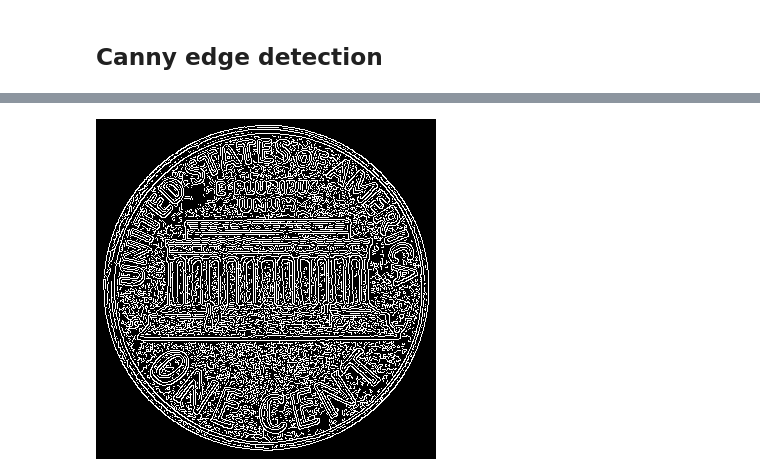
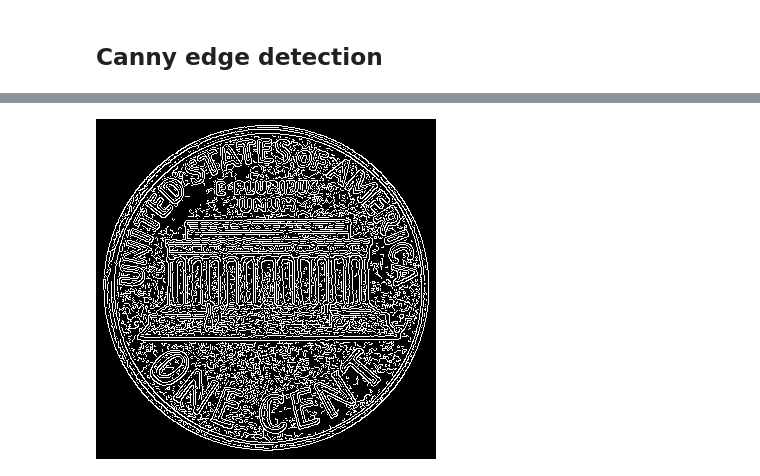
Before and after one commit to om22shree/College-Notes, a Jupyter notebook: TTL Lab/Day_7/Lab_7.ipynb, the cells around one changed output, grey strips where cells are left out. Drawn from its saved outputs; the diff is of its cells as text; code cells hidden in the pictures.

```diff
--- a/TTL Lab/Day_7/Lab_7.ipynb
+++ b/TTL Lab/Day_7/Lab_7.ipynb
@@ -10,8 +11,8 @@ from google.colab.patches import cv2_imshow
 img = cv.imread("momo.jpg")
 cv2_imshow(img)
 # Grey-scale conversion :-
-img = cv.cvtColor(img, cv.COLOR_BGR2GRAY)
-cv2_imshow(img)
+img2 = cv.cvtColor(img, cv.COLOR_BGR2GRAY)
+cv2_imshow(img2)
 # %% [output]
 [figure]
 [figure]
@@ -35,9 +36,9 @@ cv2_imshow(dst2)
 # %%
 # Canny edge detection on original image :-
-dst3 = cv.Canny(img, 50, 100, L2gradient=True)
+dst3 = cv.Canny(img2, 70, 120, L2gradient=True)
 cv2_imshow(dst3)
 # %% [output]
-[figure, old version]
+[figure, new version]
 # %%
 # Comparison between original and smooth image :-
 cv2_imshow(np.hstack((dst2, dst3)))
```
Also changed, not shown: parts of 10 cells of this notebook.
